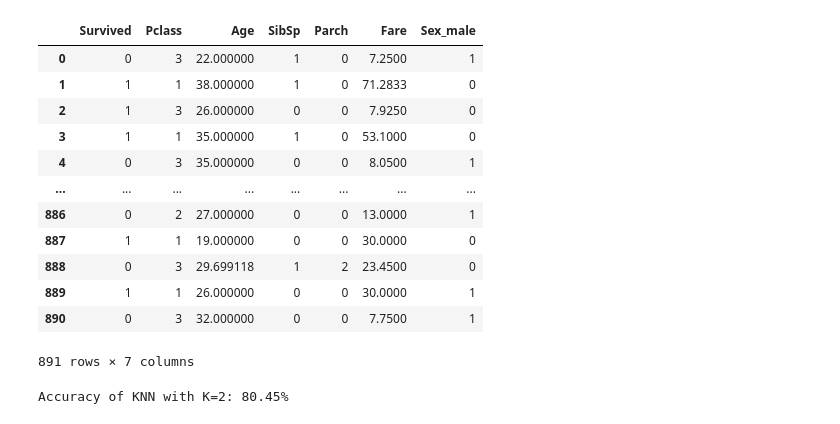
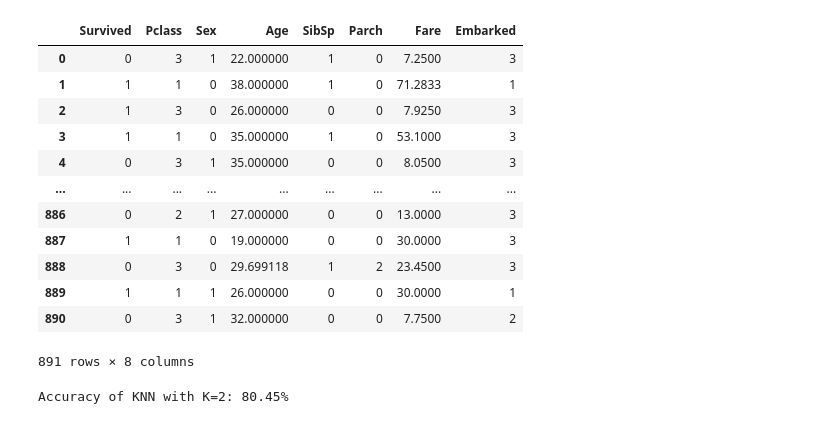
Before and after one commit to asndiallo/machine-learning, a Jupyter notebook: Cours & TP/1-KNN/titanic.ipynb, the cells around one changed output. Saved outputs shown, nothing was run; the diff lists cells and outputs as text; code cells hidden in the pictures.

Commit message:
use LabelEncoder instead of pd.get_dummies

```diff
--- a/Cours & TP/1-KNN/titanic.ipynb
+++ b/Cours & TP/1-KNN/titanic.ipynb
@@ -37,21 +37,30 @@ data_train
-# %%
-# encode the 'Sex' column
-data_train = pd.get_dummies(data_train, columns=['Sex'], drop_first=True)
-
-data_train
-# %% [output]
-|  | Survived | Pclass | Age | SibSp | Parch | Fare | Sex_male |
-| 0 | 0 | 3 | 22.000000 | 1 | 0 | 7.2500 | 1 |
-| 1 | 1 | 1 | 38.000000 | 1 | 0 | 71.2833 | 0 |
-| 2 | 1 | 3 | 26.000000 | 0 | 0 | 7.9250 | 0 |
-| 3 | 1 | 1 | 35.000000 | 1 | 0 | 53.1000 | 0 |
-| 4 | 0 | 3 | 35.000000 | 0 | 0 | 8.0500 | 1 |
-| ... | ... | ... | ... | ... | ... | ... | ... |
-| 886 | 0 | 2 | 27.000000 | 0 | 0 | 13.0000 | 1 |
-| 887 | 1 | 1 | 19.000000 | 0 | 0 | 30.0000 | 0 |
-| 888 | 0 | 3 | 29.699118 | 1 | 2 | 23.4500 | 0 |
-| 889 | 1 | 1 | 26.000000 | 0 | 0 | 30.0000 | 1 |
-| 890 | 0 | 3 | 32.000000 | 0 | 0 | 7.7500 | 1 |
-891 rows × 7 columns
+# %%
+# encode the 'Sex' column
+# data_train = pd.get_dummies(data_train, columns=['Sex'], drop_first=True)
+# Initialize the LabelEncoder
+le = LabelEncoder()
+
+all_columns = data_train.columns
+
+# Loop through all columns and encode them
+for column in all_columns:
+    if data_train[column].dtype == 'object':  # Check if the column contains categorical data
+        data_train[column] = le.fit_transform(data_train[column].astype(str))
+
+data_train
+# %% [output]
+|  | Survived | Pclass | Sex | Age | SibSp | Parch | Fare | Embarked |
+| 0 | 0 | 3 | 1 | 22.000000 | 1 | 0 | 7.2500 | 3 |
+| 1 | 1 | 1 | 0 | 38.000000 | 1 | 0 | 71.2833 | 1 |
+| 2 | 1 | 3 | 0 | 26.000000 | 0 | 0 | 7.9250 | 3 |
+| 3 | 1 | 1 | 0 | 35.000000 | 1 | 0 | 53.1000 | 3 |
+| 4 | 0 | 3 | 1 | 35.000000 | 0 | 0 | 8.0500 | 3 |
+| ... | ... | ... | ... | ... | ... | ... | ... | ... |
+| 886 | 0 | 2 | 1 | 27.000000 | 0 | 0 | 13.0000 | 3 |
+| 887 | 1 | 1 | 0 | 19.000000 | 0 | 0 | 30.0000 | 3 |
+| 888 | 0 | 3 | 0 | 29.699118 | 1 | 2 | 23.4500 | 3 |
+| 889 | 1 | 1 | 1 | 26.000000 | 0 | 0 | 30.0000 | 1 |
+| 890 | 0 | 3 | 1 | 32.000000 | 0 | 0 | 7.7500 | 2 |
+891 rows × 8 columns
 # %%
 # describe the features (X) and the target variable (y)
```
Also changed, not shown: parts of 3 cells of this notebook.
